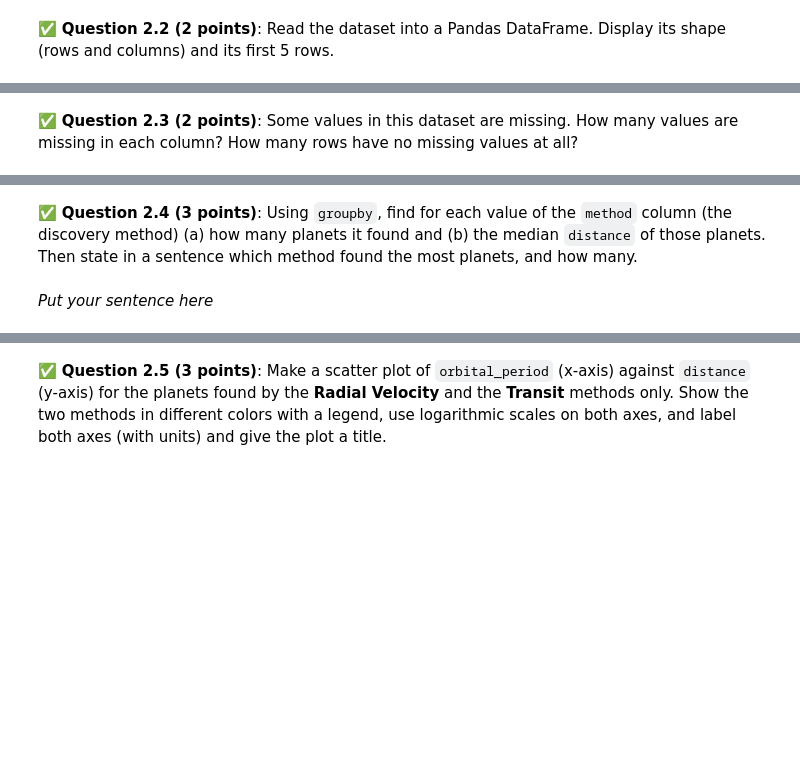
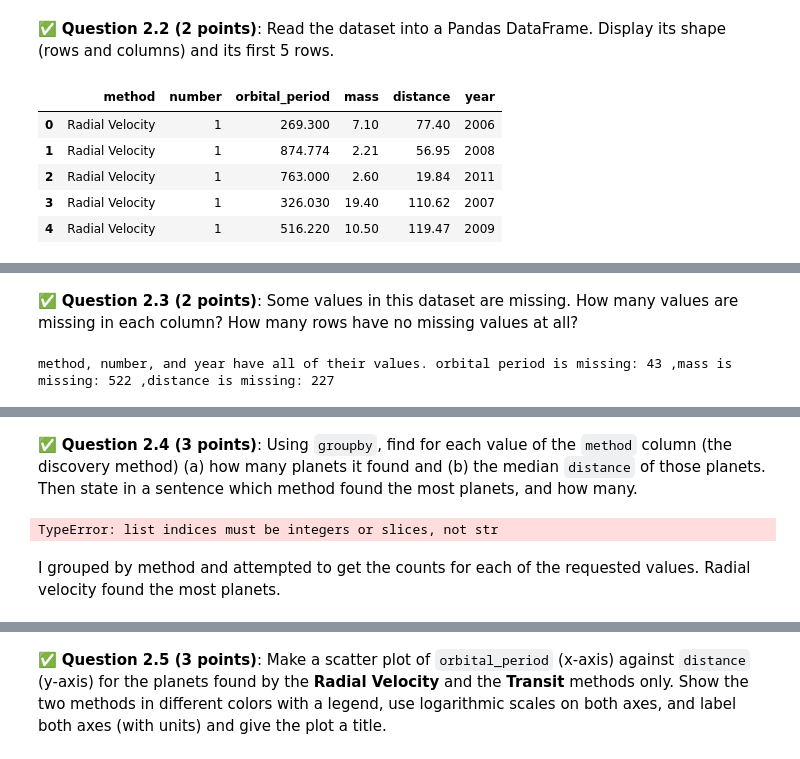
Before and after one commit to burlin25/CMSE202-f26-turnin, a Jupyter notebook: midterm/CMSE202-Midterm-Section001-STUDENT-F26_GS.ipynb, the cells around one changed output, grey strips where cells are left out. Drawn from its saved outputs; the diff is of its cells as text; code cells hidden in the pictures; blank space fills up the shorter version.

```diff
--- a/midterm/CMSE202-Midterm-Section001-STUDENT-F26_GS.ipynb
+++ b/midterm/CMSE202-Midterm-Section001-STUDENT-F26_GS.ipynb
@@ -126,3 +128,15 @@ In this part you will explore a dataset of planets that have been discovered aro
+# %%
+### Put your code here:
+import pandas as pd
+planet_data = pd.read_csv("https://raw.githubusercontent.com/mwaskom/seaborn-data/master/planets.csv")
+planet_data.head()
+# %% [output]
+|  | method | number | orbital_period | mass | distance | year |
+| 0 | Radial Velocity | 1 | 269.300 | 7.10 | 77.40 | 2006 |
+| 1 | Radial Velocity | 1 | 874.774 | 2.21 | 56.95 | 2008 |
+| 2 | Radial Velocity | 1 | 763.000 | 2.60 | 19.84 | 2011 |
+| 3 | Radial Velocity | 1 | 326.030 | 19.40 | 110.62 | 2007 |
+| 4 | Radial Velocity | 1 | 516.220 | 10.50 | 119.47 | 2009 |
 # %% [markdown]
 <!-- END QUESTION -->
 <!-- DO NOT MODIFY OR DELETE THIS CELL -->
@@ -135,3 +147,10 @@ In this part you will explore a dataset of planets that have been discovered aro
+# %%
+### Put your code here:
+planet_data.count()
+
+print('method, number, and year have all of their values. orbital period is missing:', 1035-992,',mass is missing:', 1035-513, ',distance is missing:', 1035-808)
+# %% [output]
+method, number, and year have all of their values. orbital period is missing: 43 ,mass is missing: 522 ,distance is missing: 227
 # %% [markdown]
 <!-- END QUESTION -->
 <!-- DO NOT MODIFY OR DELETE THIS CELL -->
@@ -141,8 +160,12 @@ In this part you will explore a dataset of planets that have been discovered aro
 &#9989; **Question 2.4 (3 points)**: Using `groupby`, find for each value of the `method` column (the discovery method) (a) how many planets it found and (b) the median `distance` of those planets. Then state in a sentence which method found the most planets, and how many.
 # %%
 ### Put your code here:
+method_count = planet_data.groupby("method")[["number"]["distance"]]
+counts2 = method_count("method").value_counts()
+# %% [output]
+TypeError: list indices must be integers or slices, not str
-# %% [markdown]
-_Put your sentence here_
+# %% [markdown]
+I grouped by method and attempted to get the counts for each of the requested values. Radial velocity found the most planets.
 # %% [markdown]
 <!-- END QUESTION -->
 <!-- DO NOT MODIFY OR DELETE THIS CELL -->
```
Also changed, not shown: parts of 9 cells of this notebook, 1 other file.
